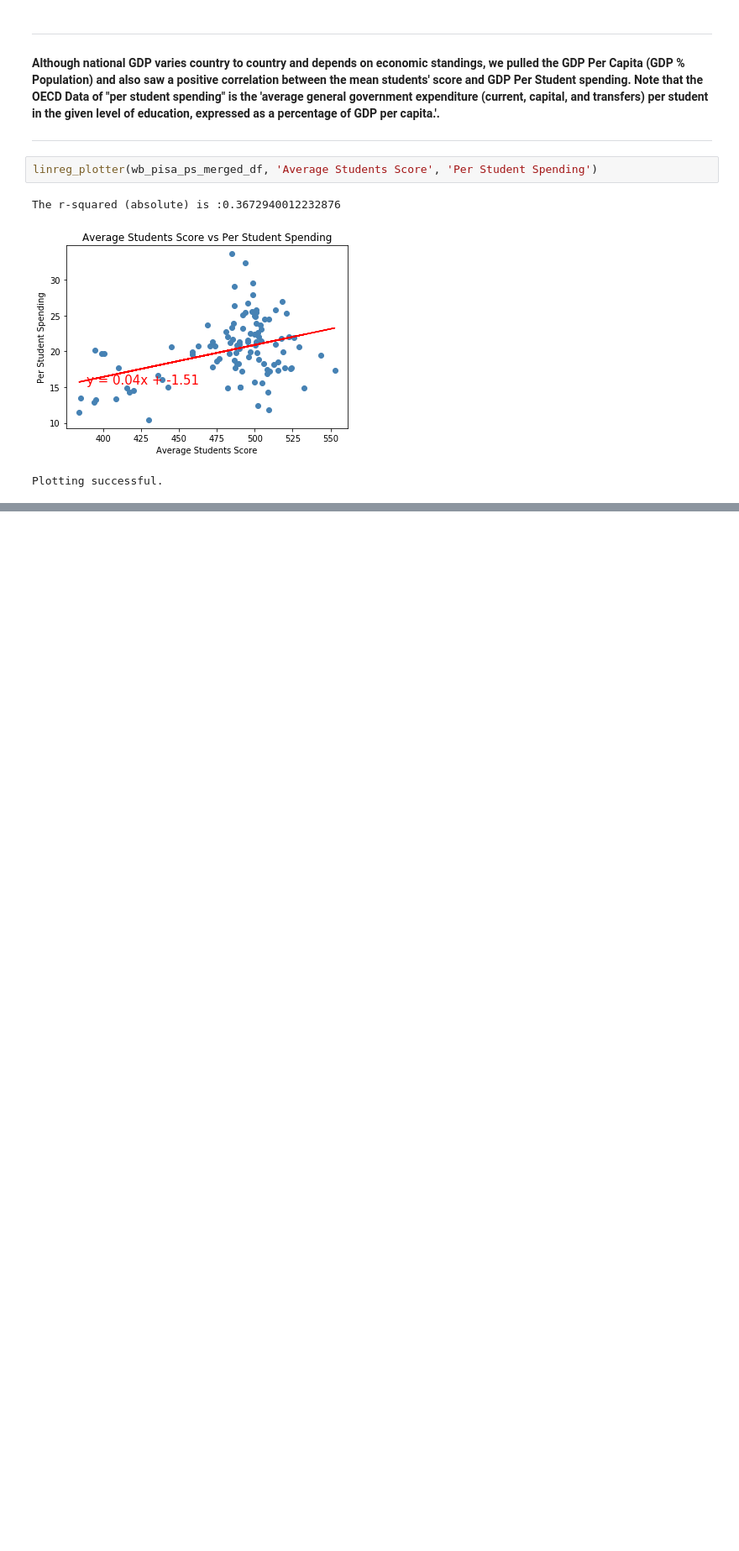
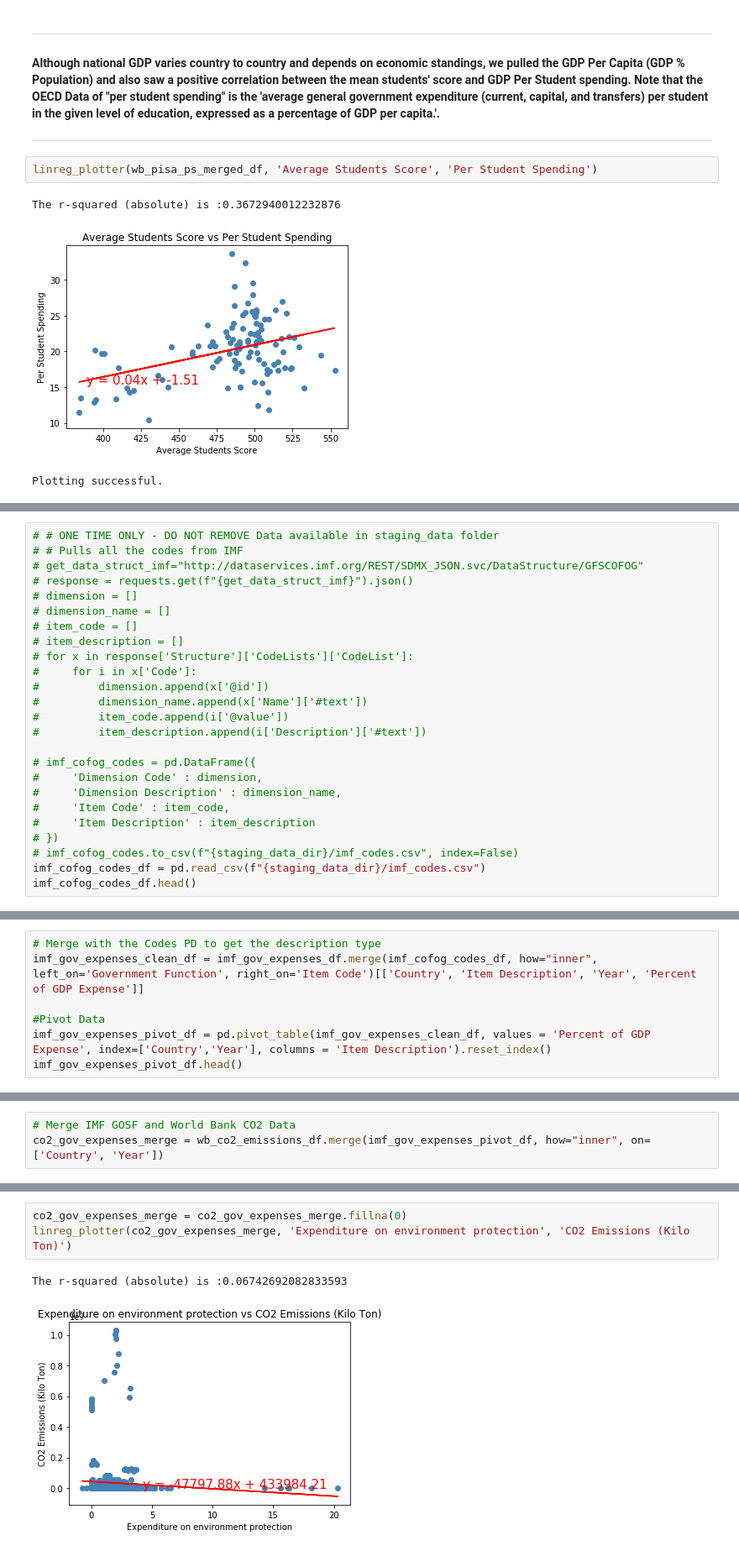
Before and after one commit to brettkfuller/govspending_project1_team5, a Jupyter notebook: project1_team5_mav.ipynb, the cells around one changed output, grey strips where cells are left out. Shown at 84% size. Cells and saved outputs as stored; diff of their text form; blank space fills up the shorter version.

```diff
--- a/project1_team5_mav.ipynb
+++ b/project1_team5_mav.ipynb
@@ -258,0 +350,25 @@ dtype: float64
+# %%
+# # ONE TIME ONLY - DO NOT REMOVE Data available in staging_data folder
+# # Pulls all the codes from IMF
+# get_data_struct_imf="http://dataservices.imf.org/REST/SDMX_JSON.svc/DataStructure/GFSCOFOG"
+# response = requests.get(f"{get_data_struct_imf}").json()
+# dimension = []
+# dimension_name = []
+# item_code = []
+# item_description = []
+# for x in response['Structure']['CodeLists']['CodeList']:
+#     for i in x['Code']:
+#         dimension.append(x['@id'])
+#         dimension_name.append(x['Name']['#text'])
+#         item_code.append(i['@value'])
+#         item_description.append(i['Description']['#text'])
+
+# imf_cofog_codes = pd.DataFrame({
+#     'Dimension Code' : dimension,
+#     'Dimension Description' : dimension_name,
+#     'Item Code' : item_code,
+#     'Item Description' : item_description
+# })
+# imf_cofog_codes.to_csv(f"{staging_data_dir}/imf_codes.csv", index=False)
+imf_cofog_codes_df = pd.read_csv(f"{staging_data_dir}/imf_codes.csv")
+imf_cofog_codes_df.head()
@@ -258,0 +382,7 @@ dtype: float64
+# %%
+# Merge with the Codes PD to get the description type
+imf_gov_expenses_clean_df = imf_gov_expenses_df.merge(imf_cofog_codes_df, how="inner", left_on='Government Function', right_on='Item Code')[['Country', 'Item Description', 'Year', 'Percent of GDP Expense']]
+
+#Pivot Data
+imf_gov_expenses_pivot_df = pd.pivot_table(imf_gov_expenses_clean_df, values = 'Percent of GDP Expense', index=['Country','Year'], columns = 'Item Description').reset_index()
+imf_gov_expenses_pivot_df.head()
@@ -258,0 +396,3 @@ dtype: float64
+# %%
+# Merge IMF GOSF and World Bank CO2 Data
+co2_gov_expenses_merge = wb_co2_emissions_df.merge(imf_gov_expenses_pivot_df, how="inner", on=['Country', 'Year'])
@@ -258,0 +404,6 @@ dtype: float64
+# %%
+co2_gov_expenses_merge = co2_gov_expenses_merge.fillna(0)
+linreg_plotter(co2_gov_expenses_merge, 'Expenditure on environment protection', 'CO2 Emissions (Kilo Ton)')
+# %% [output]
+The r-squared (absolute) is :0.06742692082833593
+[figure, added]
```
Also changed, not shown: parts of 23 cells of this notebook, 3 other files.
